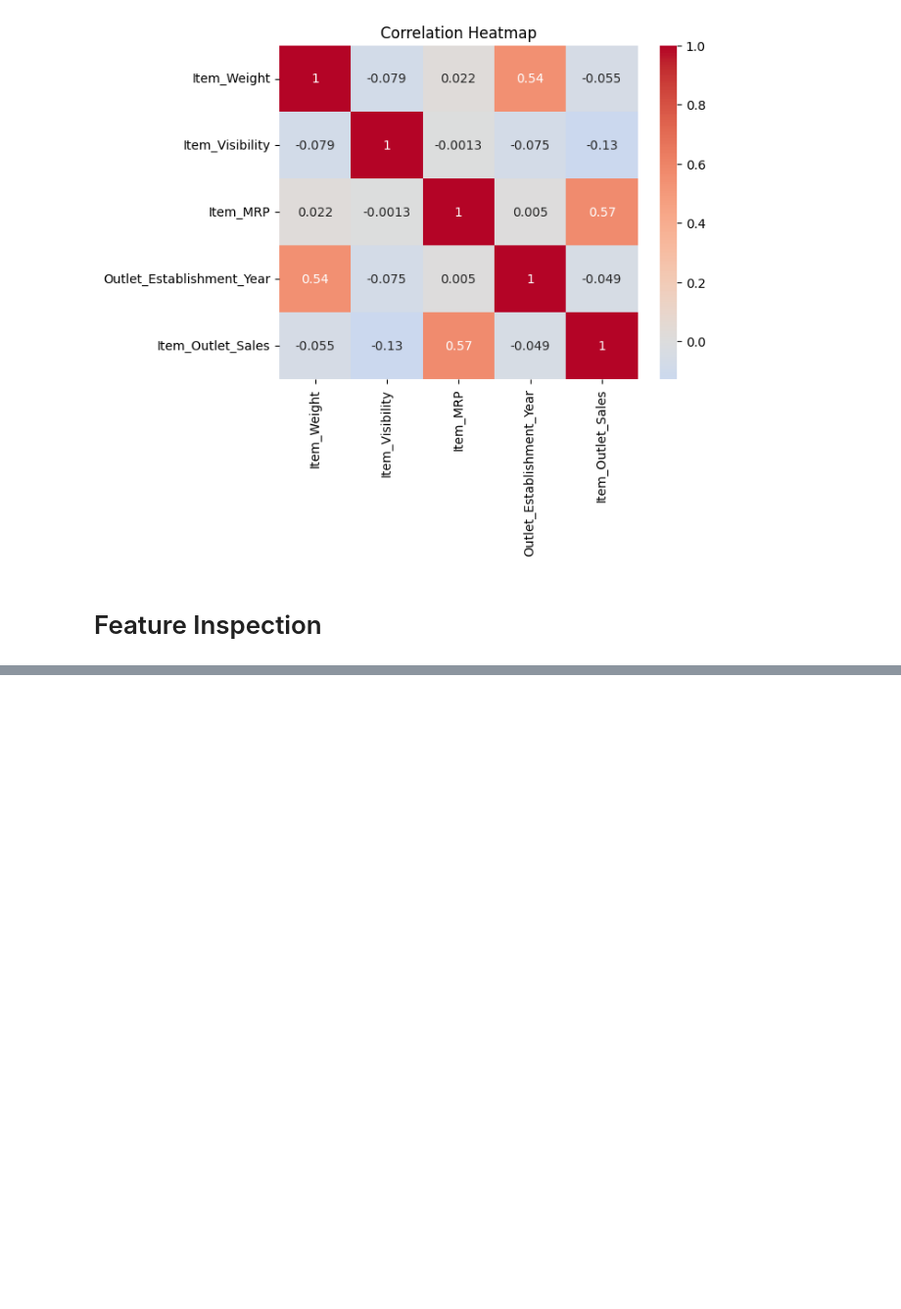
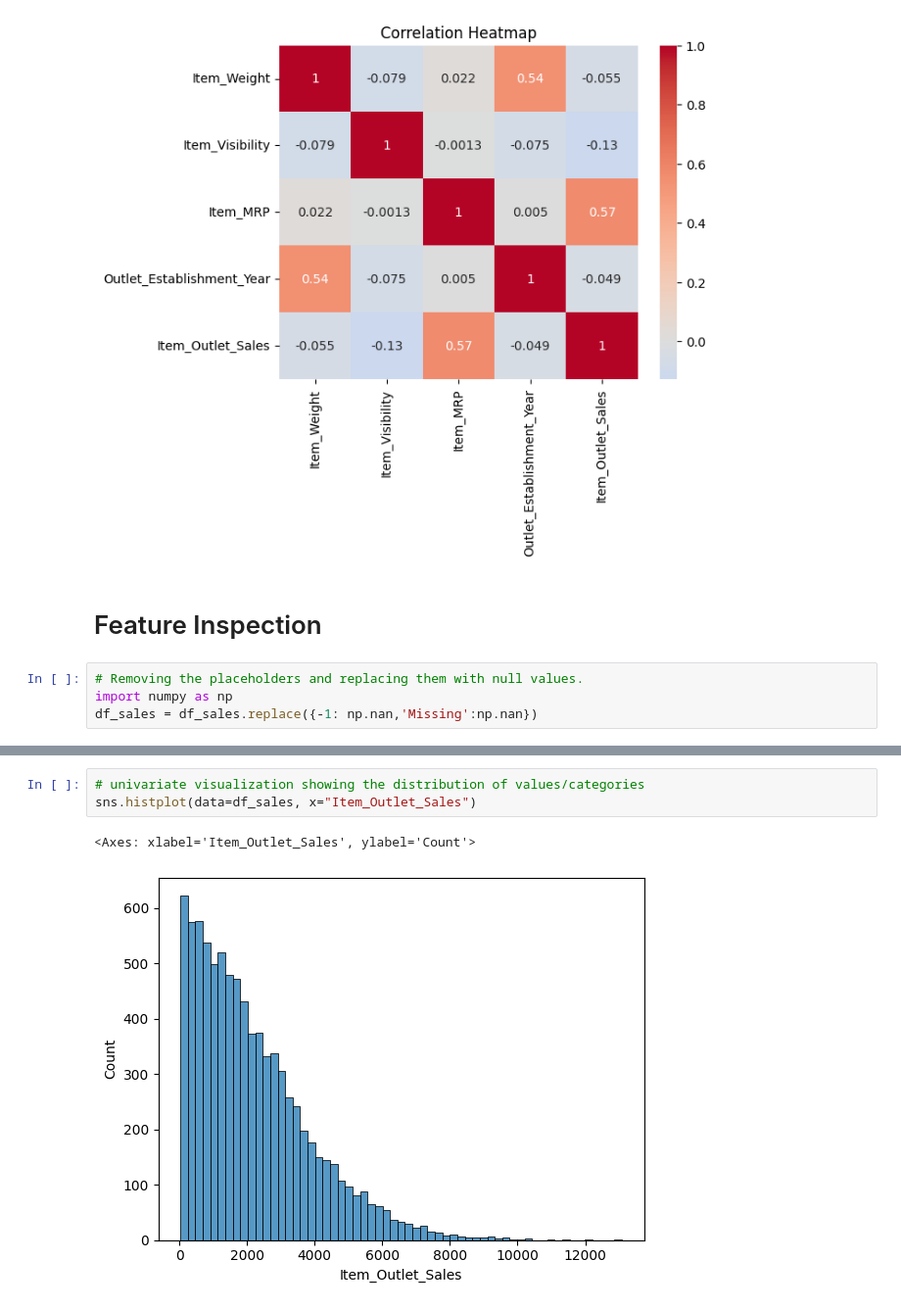
Before and after one commit to JamesCraig35/Prediction-of-Product-Sales, a Jupyter notebook: Prediction_of_Product_Sales.ipynb, the cells around one changed output, grey strips where cells are left out. Shown: that part at 98% size. Saved outputs shown, nothing was run; the diff lists cells and outputs as text; blank space fills up the shorter version.

```diff
--- a/Prediction_of_Product_Sales.ipynb
+++ b/Prediction_of_Product_Sales.ipynb
@@ -254,3 +273,7 @@ plt.show()
 [figure]
 # %% [markdown]
 # Feature Inspection
+# %%
+# Removing the placeholders and replacing them with null values.
+import numpy as np
+df_sales = df_sales.replace({-1: np.nan,'Missing':np.nan})
@@ -256,0 +309,6 @@ plt.show()
+# %%
+# univariate visualization showing the distribution of values/categories
+sns.histplot(data=df_sales, x="Item_Outlet_Sales")
+# %% [output]
+<Axes: xlabel='Item_Outlet_Sales', ylabel='Count'>
+[figure, added]
```
Also changed, not shown: parts of 28 cells of this notebook.
